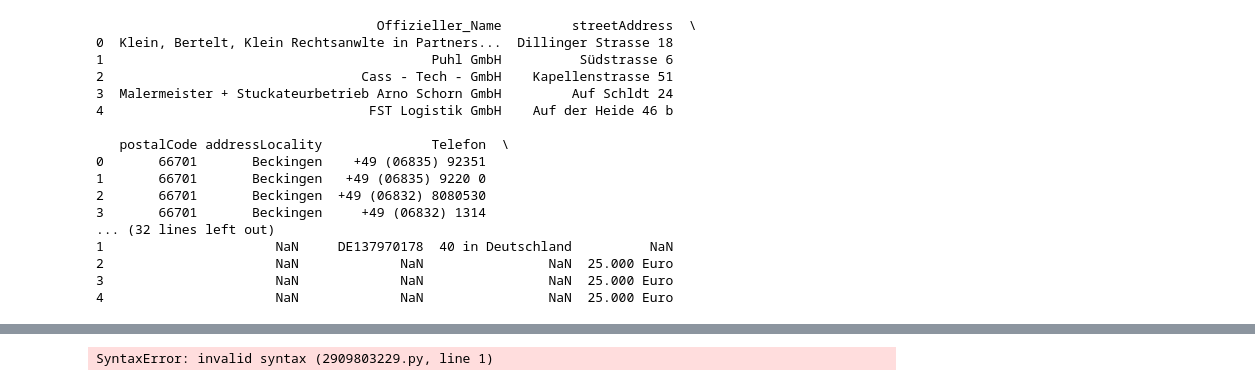
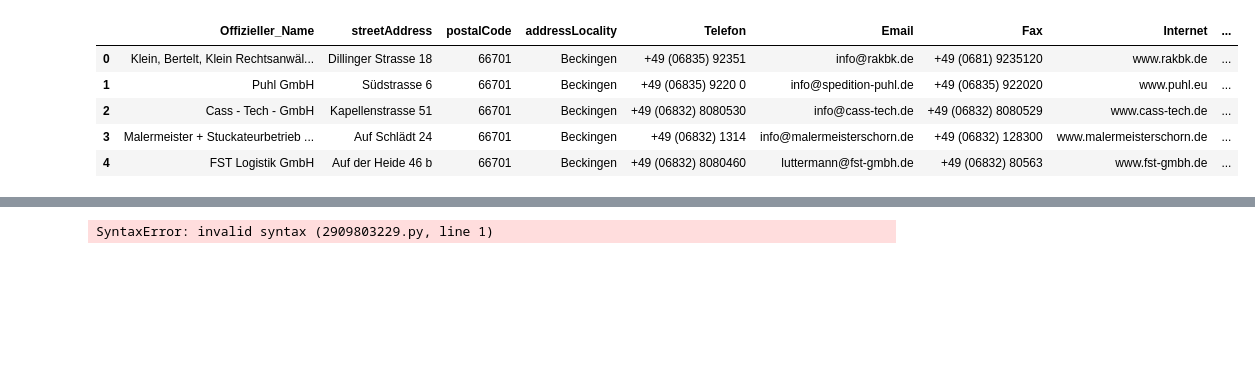
Before and after one commit to itsLuisa/data-science-company-clustering, a Jupyter notebook: CleanData_final.ipynb, the cells around one changed output, grey strips where cells are left out. Cells and saved outputs as stored; diff of their text form; code cells hidden in the pictures; blank space fills up the shorter version.

Commit message:
fixed encoding stuff, added some stuff to the cleaning

```diff
--- a/CleanData_final.ipynb
+++ b/CleanData_final.ipynb
@@ -1,25 +1,12 @@
 # %%
 import pandas as pd
-
-
-with open(r"C:\Users\user\Desktop\data-science-company-clustering-main\data_firmen.csv", encoding='utf8', errors= 'ignore') as f:
-    data = pd.read_csv(f, sep = ';', on_bad_lines= 'skip')
-    print(data.head())
-# %% [output]
-                                    Offizieller_Name         streetAddress  \
-0  Klein, Bertelt, Klein Rechtsanwlte in Partners...  Dillinger Strasse 18
-1                                          Puhl GmbH          Südstrasse 6
-2                                 Cass - Tech - GmbH    Kapellenstrasse 51
-3  Malermeister + Stuckateurbetrieb Arno Schorn GmbH         Auf Schldt 24
-4                                  FST Logistik GmbH    Auf der Heide 46 b
-
-   postalCode addressLocality              Telefon  \
-0       66701       Beckingen    +49 (06835) 92351
-1       66701       Beckingen   +49 (06835) 9220 0
-2       66701       Beckingen  +49 (06832) 8080530
-3       66701       Beckingen     +49 (06832) 1314
-... (32 lines left out)
-1                      NaN     DE137970178  40 in Deutschland          NaN
-2                      NaN             NaN                NaN  25.000 Euro
-3                      NaN             NaN                NaN  25.000 Euro
-4                      NaN             NaN                NaN  25.000 Euro
+# %%
+data = pd.read_csv("./data_firmen.csv", sep=";")
+data.head()
+# %% [output]
+|  | Offizieller_Name | streetAddress | postalCode | addressLocality | Telefon | Email | Fax | Internet | ... |
+| 0 | Klein, Bertelt, Klein Rechtsanwäl... | Dillinger Strasse 18 | 66701 | Beckingen | +49 (06835) 92351 | info@rakbk.de | +49 (0681) 9235120 | www.rakbk.de | ... |
+| 1 | Puhl GmbH | Südstrasse 6 | 66701 | Beckingen | +49 (06835) 9220 0 | info@spedition-puhl.de | +49 (06835) 922020 | www.puhl.eu | ... |
+| 2 | Cass - Tech - GmbH | Kapellenstrasse 51 | 66701 | Beckingen | +49 (06832) 8080530 | info@cass-tech.de | +49 (06832) 8080529 | www.cass-tech.de | ... |
+| 3 | Malermeister + Stuckateurbetrieb ... | Auf Schlädt 24 | 66701 | Beckingen | +49 (06832) 1314 | info@malermeisterschorn.de | +49 (06832) 128300 | www.malermeisterschorn.de | ... |
+| 4 | FST Logistik GmbH | Auf der Heide 46 b | 66701 | Beckingen | +49 (06832) 8080460 | luttermann@fst-gmbh.de | +49 (06832) 80563 | www.fst-gmbh.de | ... |
```
Also changed, not shown: parts of 17 cells of this notebook, 1 other file.
